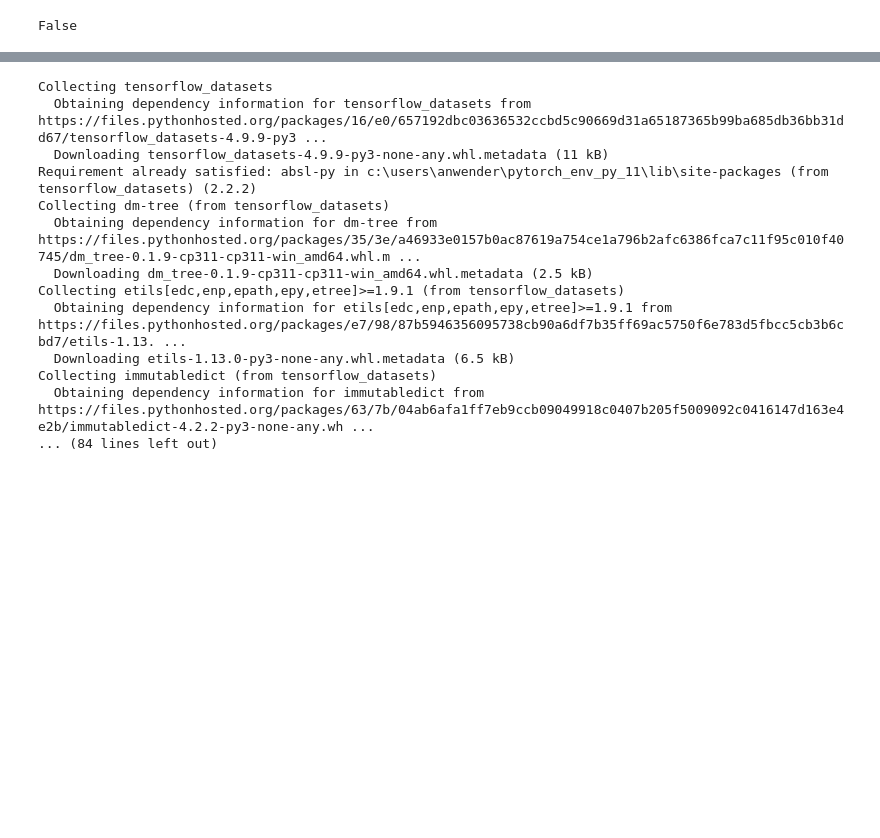
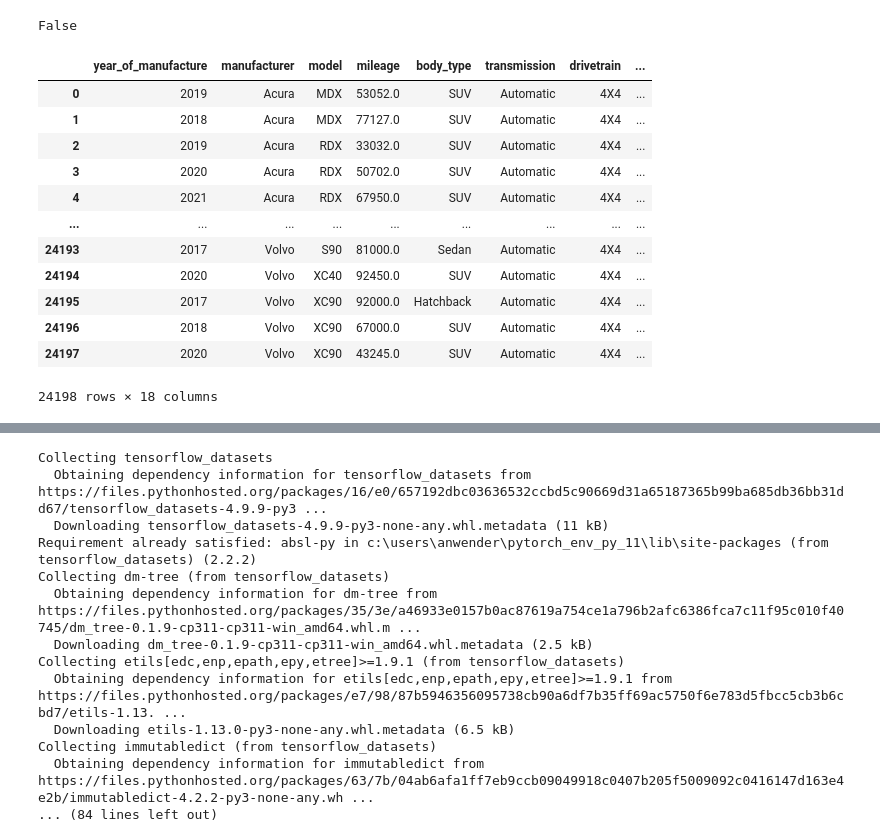
Before and after one commit to nathWSD/shiny_visualisation, a Jupyter notebook: images_creation.ipynb, the cells around one changed output, grey strips where cells are left out. Drawn from its saved outputs; the diff is of its cells as text; code cells hidden in the pictures; blank space fills up the shorter version.

```diff
--- a/images_creation.ipynb
+++ b/images_creation.ipynb
@@ -812,6 +824,22 @@ array(['SUV', 'Sedan', 'Coupe', 'Hatchback', 'Wagon', 'Convertible',
 df["engine_type"].isnull().any()
 # %% [output]
 False
+# %%
+df
+# %% [output]
+|  | year_of_manufacture | manufacturer | model | mileage | body_type | transmission | drivetrain | ... |
+| 0 | 2019 | Acura | MDX | 53052.0 | SUV | Automatic | 4X4 | ... |
+| 1 | 2018 | Acura | MDX | 77127.0 | SUV | Automatic | 4X4 | ... |
+| 2 | 2019 | Acura | RDX | 33032.0 | SUV | Automatic | 4X4 | ... |
+| 3 | 2020 | Acura | RDX | 50702.0 | SUV | Automatic | 4X4 | ... |
+| 4 | 2021 | Acura | RDX | 67950.0 | SUV | Automatic | 4X4 | ... |
+| ... | ... | ... | ... | ... | ... | ... | ... | ... |
+| 24193 | 2017 | Volvo | S90 | 81000.0 | Sedan | Automatic | 4X4 | ... |
+| 24194 | 2020 | Volvo | XC40 | 92450.0 | SUV | Automatic | 4X4 | ... |
+| 24195 | 2017 | Volvo | XC90 | 92000.0 | Hatchback | Automatic | 4X4 | ... |
+| 24196 | 2018 | Volvo | XC90 | 67000.0 | SUV | Automatic | 4X4 | ... |
+| 24197 | 2020 | Volvo | XC90 | 43245.0 | SUV | Automatic | 4X4 | ... |
+24198 rows × 18 columns
 # %%
 # PZ data cleaning:
 # Unlisted, viele km, alte Baujahre loeschen
```
Also changed, not shown: parts of 12 cells of this notebook, 8 other files.
